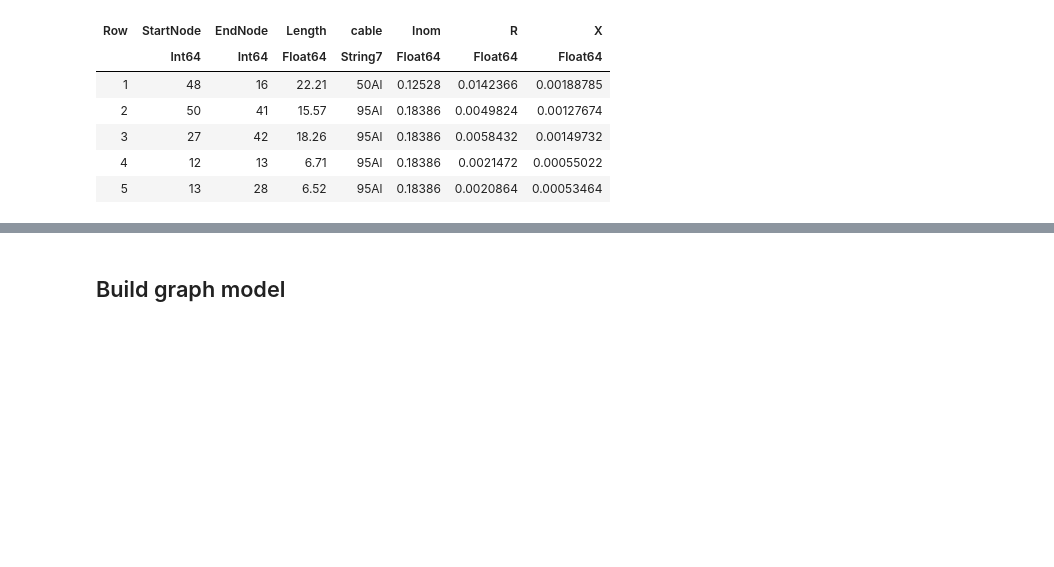
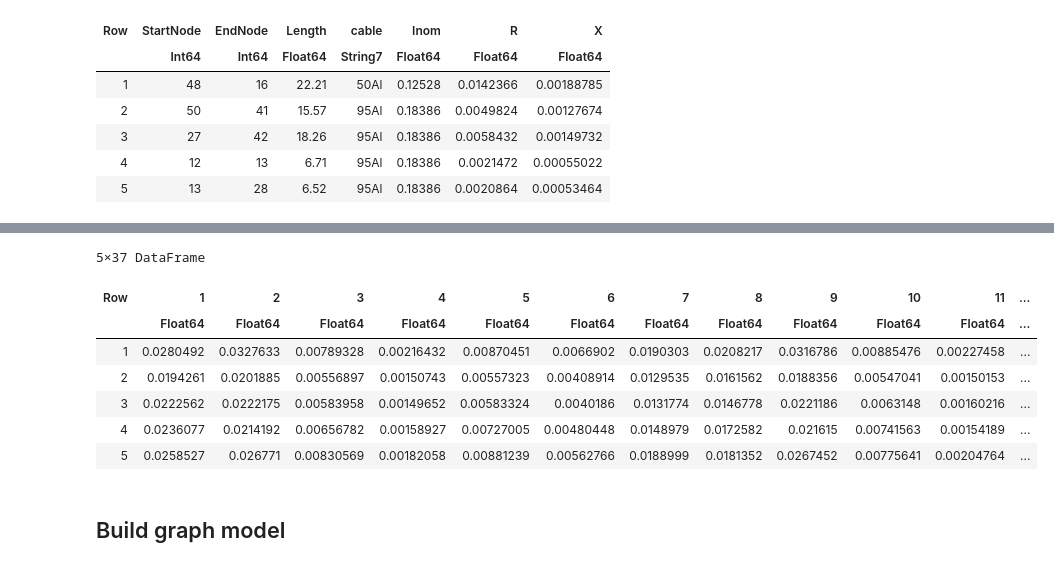
Before and after one commit to XinLiTue/Congestion-Management-based-on-Thermal-Comfort, a Jupyter notebook: OPF-jl.ipynb, the cells around one changed output, grey strips where cells are left out. Drawn from its saved outputs; the diff is of its cells as text; code cells hidden in the pictures; blank space fills up the shorter version.

```diff
--- a/OPF-jl.ipynb
+++ b/OPF-jl.ipynb
@@ -90,3 +71,24 @@ loads_real.time = Date.(loads_real.time, "m/d/yyyy H:M AM")
+# %%
+loads_real = CSV.read("data/UserPower.csv", DataFrame)
+loads_real.time = DateTime.(loads_real.time, "m/d/yyyy H:M p")
+
+loads_reactive = CSV.read("data/UserReactivePower.csv", DataFrame)
+loads_reactive.time = DateTime.(loads_reactive.time, "m/d/yyyy H:M p")
+
+# Filter for rows where the date is February 1, 2024
+date = Date(2024, 2, 1)
+loads_real = loads_real[Date.(loads_real.time) .== date, 3:end]
+loads_reactive = loads_reactive[Date.(loads_reactive.time) .== date, 3:end]
+first(loads_real, 5)
+# %% [output]
+5×37 DataFrame
+| Row | 1 | 2 | 3 | 4 | 5 | 6 | 7 | 8 | 9 | 10 | 11 | ... |
+|  | Float64 | Float64 | Float64 | Float64 | Float64 | Float64 | Float64 | Float64 | Float64 | Float64 | Float64 | ... |
+| 1 | 0.0280492 | 0.0327633 | 0.00789328 | 0.00216432 | 0.00870451 | 0.0066902 | 0.0190303 | 0.0208217 | 0.0316786 | 0.00885476 | 0.00227458 | ... |
+| 2 | 0.0194261 | 0.0201885 | 0.00556897 | 0.00150743 | 0.00557323 | 0.00408914 | 0.0129535 | 0.0161562 | 0.0188356 | 0.00547041 | 0.00150153 | ... |
+| 3 | 0.0222562 | 0.0222175 | 0.00583958 | 0.00149652 | 0.00583324 | 0.0040186 | 0.0131774 | 0.0146778 | 0.0221186 | 0.0063148 | 0.00160216 | ... |
+| 4 | 0.0236077 | 0.0214192 | 0.00656782 | 0.00158927 | 0.00727005 | 0.00480448 | 0.0148979 | 0.0172582 | 0.021615 | 0.00741563 | 0.00154189 | ... |
+| 5 | 0.0258527 | 0.026771 | 0.00830569 | 0.00182058 | 0.00881239 | 0.00562766 | 0.0188999 | 0.0181352 | 0.0267452 | 0.00775641 | 0.00204764 | ... |
 # %% [markdown]
 ## Build graph model
 # %%
```
Also changed, not shown: parts of 7 cells of this notebook, 5 other files.
